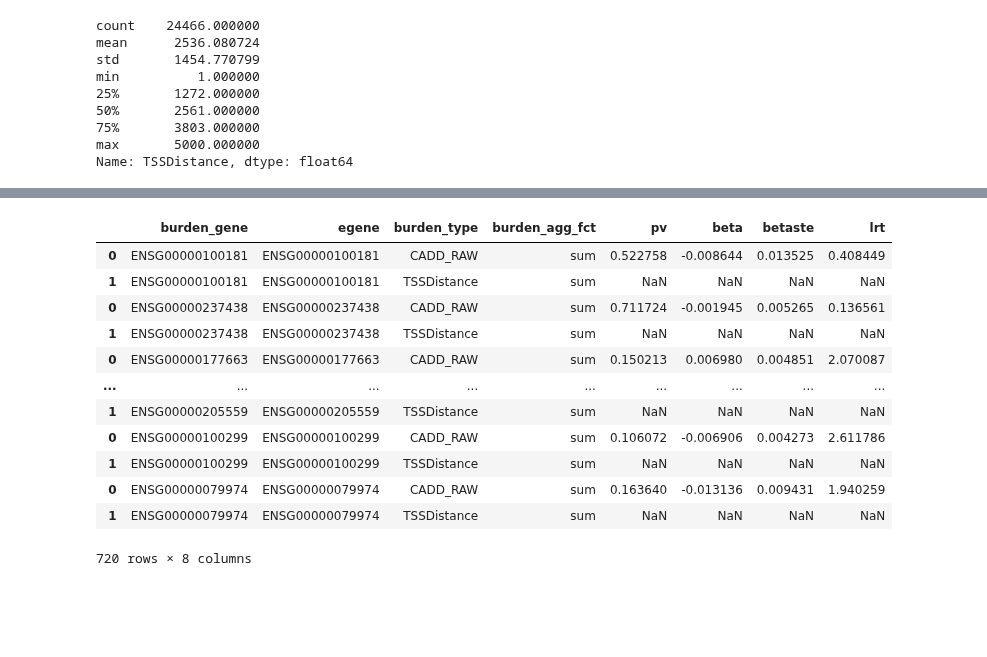
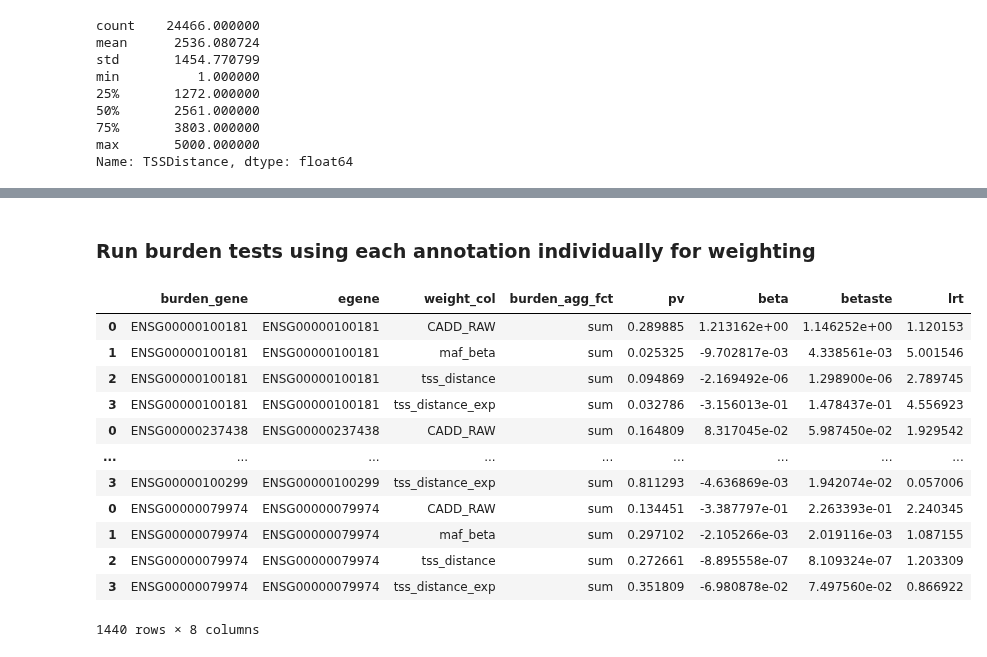
Before and after one commit to theislab/cellink, a Jupyter notebook: docs/tutorials/burden_testing.ipynb, the cells around one changed output, grey strips where cells are left out. Cells and saved outputs as stored; diff of their text form; code cells hidden in the pictures; blank space fills up the shorter version.

```diff
--- a/docs/tutorials/burden_testing.ipynb
+++ b/docs/tutorials/burden_testing.ipynb
@@ -31,3 +41,11 @@ GENODATA = DATA  # / "OneK1K_imputation_post_qc_r2_08"
 gpc_path = GENODATA / "pcdir/wgs.dose.filtered.R2_0.8.filtered.pruned.eigenvec"
 adata_path = DATA / "OneK1K_cohort_gene_expression_matrix_14_celltypes.h5ad.gz"
 gdata_path = GENODATA / "filter_vcf_r08/chr22.dose.filtered.R2_0.8.vcz"
+# %%
+DATA = Path(cl.__file__).parent.parent.parent / "data"
+DATA = Path("/s/project/sys_gen_students/2024_2025/project04_rare_variant_sc/input_data/eqtl_catalog")
+GENODATA = DATA  # / "OneK1K_imputation_post_qc_r2_08"
+
+# gpc_path = GENODATA / "pcdir/wgs.dose.filtered.R2_0.8.filtered.pruned.eigenvec"
+adata_path = DATA / "onk1k_cellxgene.h5ad"
+gdata_path = GENODATA / "sample.vcz"
@@ -312,4 +413,5 @@ Name: TSSDistance, dtype: float64
 # %%
 burden_agg_fct = "sum"
 run_lrt = True
-annotation_cols = ["CADD_RAW", "TSSDistance"]
+annotation_cols = ["CADD_RAW", "maf_beta", "tss_distance", "tss_distance_exp"]
+rare_maf_threshold = 0.01
@@ -315,0 +421,3 @@ annotation_cols = ["CADD_RAW", "TSSDistance"]
+# %%
+dd = dd.sel(G_var=dd.G.var.maf < rare_maf_threshold).copy()
+dd
@@ -315,0 +448,4 @@ annotation_cols = ["CADD_RAW", "TSSDistance"]
+# %%
+dd.G.varm["variant_annotation"]["maf_beta"] = beta_weighting(dd.G.var["maf"])
+# %% [markdown]
+### Run burden tests using each annotation individually for weighting
@@ -316,38 +465,45 @@ annotation_cols = ["CADD_RAW", "TSSDistance"]
 # %%
 results = []
 if isinstance(dd.G.X, da.Array | ad._core.views.DaskArrayView):
     if dd.G.is_view:
-        dd._G = dd._G.copy()  # TODO: discuss with SWEs
+        dd._G = dd._G.copy()
     dd.G.X = dd.G.X.compute()
 
 if do_debug:
     warnings.filterwarnings("ignore", category=RuntimeWarning)
 
 for gene, row in tqdm(dd.C.var.iterrows(), total=dd.shape[3]):
     Y = gaussianize(dd.G.obsm[pb_gex_key][[gene]].values + 1e-5 * np.random.randn(dd.shape[0], 1))
 
     start = max(0, row.start - cis_window)
     end = row.end + cis_window
     _G = dd.G[:, (dd.G.var.pos < end)]
     _G = _G[:, (_G.var.pos > start)]
     _G = _G[:, (_G.X.std(0) != 0)]
+    _G = _G.copy()
 
-    rdf = burden_test(_G, Y, F, gene, annotation_cols=annotation_cols, burden_agg_fct=burden_agg_fct, run_lrt=run_lrt)
+    # TODO make strand aware
+    _G.varm["variant_annotation"]["tss_distance"] = np.abs(row.start - _G.var["pos"])
+    _G.varm["variant_annotation"]["tss_distance_exp"] = np.exp(-1e-5 * _G.varm["variant_annotation"]["tss_distance"])
+
+    rdf = run_burden_test(
+        _G, Y, F, gene, annotation_cols=annotation_cols, burden_agg_fct=burden_agg_fct, run_lrt=run_lrt
+    )
     results.append(rdf)
 
 rdf = pd.concat(results)
 rdf
 # %% [output]
-|  | burden_gene | egene | burden_type | burden_agg_fct | pv | beta | betaste | lrt |
-| 0 | ENSG00000100181 | ENSG00000100181 | CADD_RAW | sum | 0.522758 | -0.008644 | 0.013525 | 0.408449 |
-| 1 | ENSG00000100181 | ENSG00000100181 | TSSDistance | sum | NaN | NaN | NaN | NaN |
-| 0 | ENSG00000237438 | ENSG00000237438 | CADD_RAW | sum | 0.711724 | -0.001945 | 0.005265 | 0.136561 |
-| 1 | ENSG00000237438 | ENSG00000237438 | TSSDistance | sum | NaN | NaN | NaN | NaN |
-| 0 | ENSG00000177663 | ENSG00000177663 | CADD_RAW | sum | 0.150213 | 0.006980 | 0.004851 | 2.070087 |
+|  | burden_gene | egene | weight_col | burden_agg_fct | pv | beta | betaste | lrt |
+| 0 | ENSG00000100181 | ENSG00000100181 | CADD_RAW | sum | 0.289885 | 1.213162e+00 | 1.146252e+00 | 1.120153 |
+| 1 | ENSG00000100181 | ENSG00000100181 | maf_beta | sum | 0.025325 | -9.702817e-03 | 4.338561e-03 | 5.001546 |
+| 2 | ENSG00000100181 | ENSG00000100181 | tss_distance | sum | 0.094869 | -2.169492e-06 | 1.298900e-06 | 2.789745 |
+| 3 | ENSG00000100181 | ENSG00000100181 | tss_distance_exp | sum | 0.032786 | -3.156013e-01 | 1.478437e-01 | 4.556923 |
+| 0 | ENSG00000237438 | ENSG00000237438 | CADD_RAW | sum | 0.164809 | 8.317045e-02 | 5.987450e-02 | 1.929542 |
 | ... | ... | ... | ... | ... | ... | ... | ... | ... |
-| 1 | ENSG00000205559 | ENSG00000205559 | TSSDistance | sum | NaN | NaN | NaN | NaN |
-| 0 | ENSG00000100299 | ENSG00000100299 | CADD_RAW | sum | 0.106072 | -0.006906 | 0.004273 | 2.611786 |
-| 1 | ENSG00000100299 | ENSG00000100299 | TSSDistance | sum | NaN | NaN | NaN | NaN |
-| 0 | ENSG00000079974 | ENSG00000079974 | CADD_RAW | sum | 0.163640 | -0.013136 | 0.009431 | 1.940259 |
-| 1 | ENSG00000079974 | ENSG00000079974 | TSSDistance | sum | NaN | NaN | NaN | NaN |
+| 3 | ENSG00000100299 | ENSG00000100299 | tss_distance_exp | sum | 0.811293 | -4.636869e-03 | 1.942074e-02 | 0.057006 |
+| 0 | ENSG00000079974 | ENSG00000079974 | CADD_RAW | sum | 0.134451 | -3.387797e-01 | 2.263393e-01 | 2.240345 |
+| 1 | ENSG00000079974 | ENSG00000079974 | maf_beta | sum | 0.297102 | -2.105266e-03 | 2.019116e-03 | 1.087155 |
+| 2 | ENSG00000079974 | ENSG00000079974 | tss_distance | sum | 0.272661 | -8.895558e-07 | 8.109324e-07 | 1.203309 |
+| 3 | ENSG00000079974 | ENSG00000079974 | tss_distance_exp | sum | 0.351809 | -6.980878e-02 | 7.497560e-02 | 0.866922 |
-720 rows × 8 columns
+1440 rows × 8 columns
```
Also changed, not shown: parts of 35 cells of this notebook.
